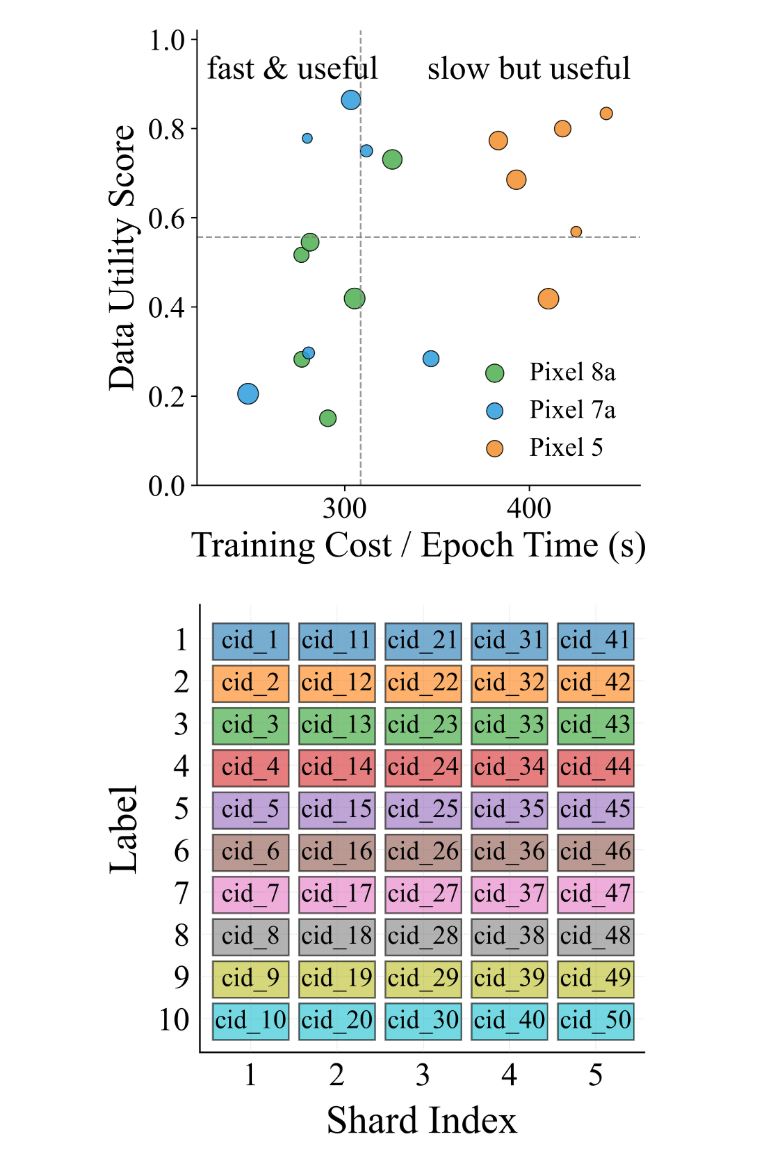
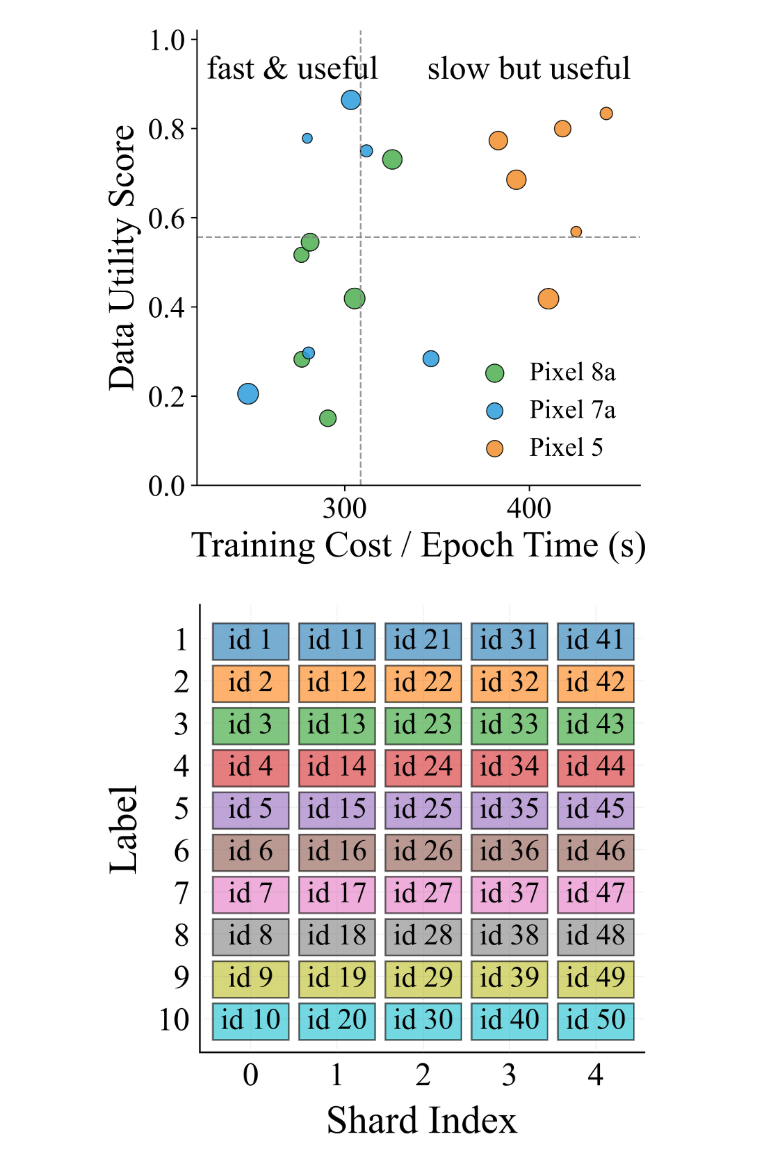
Before and after one commit to shuaijunchenex/paper_experiment_record, a Jupyter notebook: fedgra/paper_figures.ipynb, the cells around one changed output. Saved outputs shown, nothing was run; the diff lists cells and outputs as text; code cells hidden in the pictures.

```diff
--- a/fedgra/paper_figures.ipynb
+++ b/fedgra/paper_figures.ipynb
@@ -1221,42 +1221,42 @@ for label in range(num_labels):
         ax.text(
             rect_x + rect_w / 2,
             rect_y + rect_h / 2,
-            f"cid {client_ids[label][j]}",
+            f"id {client_ids[label][j]}",
             ha="center",
             va="center",
-            fontsize=16
+            fontsize=18
         )
 
 # ============================================================
 # Axis formatting
 # ============================================================
 
 ax.set_xlim(-0.15, clients_per_label)
 ax.set_ylim(-0.8, num_labels - 0.2)
 
 # x-axis: 5 groups
 ax.set_xticks(np.arange(clients_per_label) + 0.44)
-ax.set_xticklabels([f"{i+1}" for i in range(clients_per_label)], fontsize=20)
+ax.set_xticklabels([f"{i}" for i in range(clients_per_label)], fontsize=20)
 
 # y-axis: C1-C10
 ax.set_yticks(np.arange(num_labels))
 ax.set_yticklabels([f"{i+1}" for i in range(num_labels)], fontsize=20)
 
 # Make C1 at top, C10 at bottom
 ax.invert_yaxis()
 
 ax.set_xlabel("Shard Index", fontsize=24)
 ax.set_ylabel("Label", fontsize=24)
 
 # remove unnecessary spines
 for spine in ["top", "right"]:
     ax.spines[spine].set_visible(False)
 
 ax.tick_params(axis="x", length=0)
 ax.tick_params(axis="y", length=0)
 
 plt.tight_layout()
 plt.savefig("aws_label_partition_blocks.pdf", dpi=800, bbox_inches="tight")
 plt.show()
 # %% [output]
-[figure, old version]
+[figure, new version]
```
Also changed, not shown: parts of 2 cells of this notebook, 15 other files.
